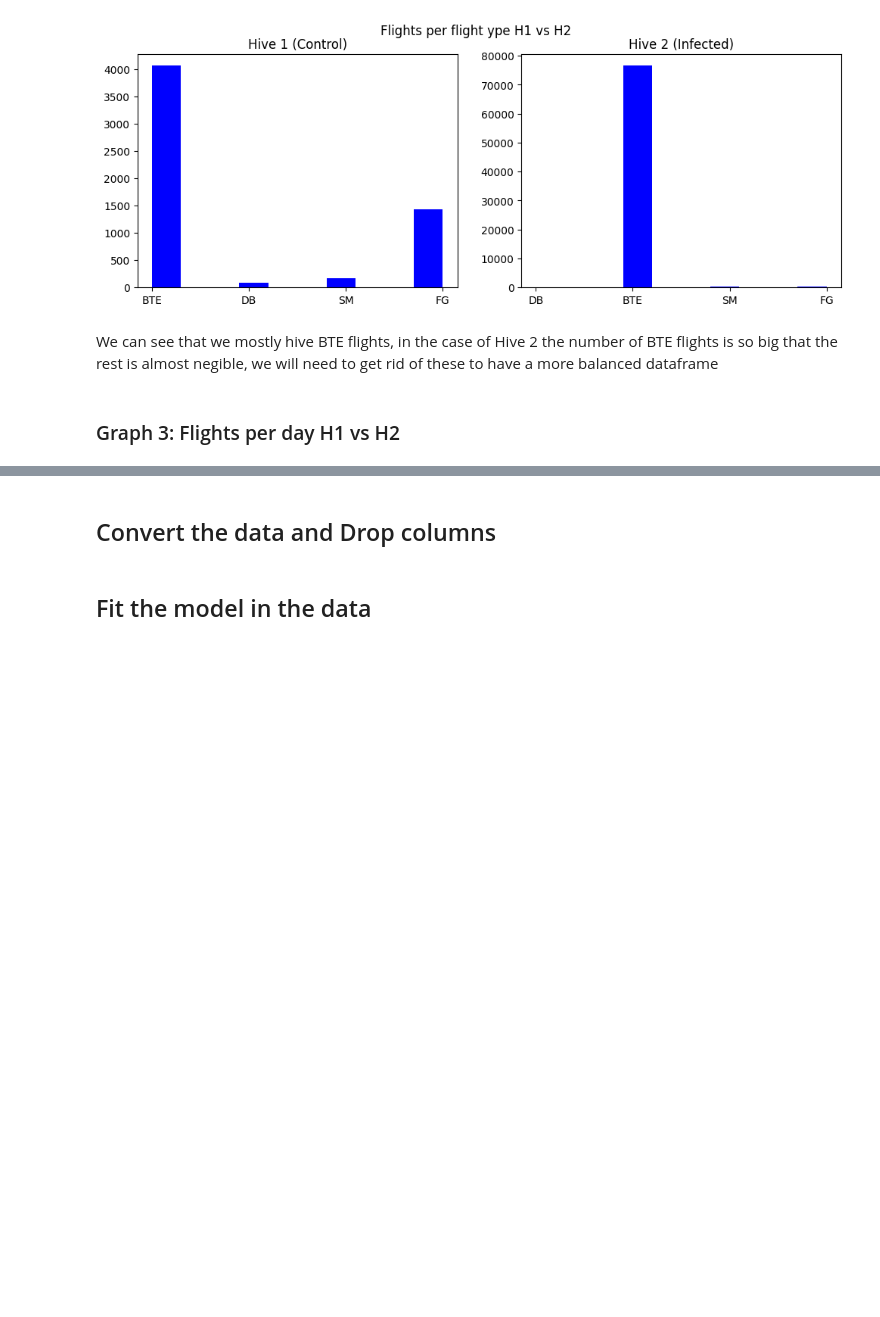
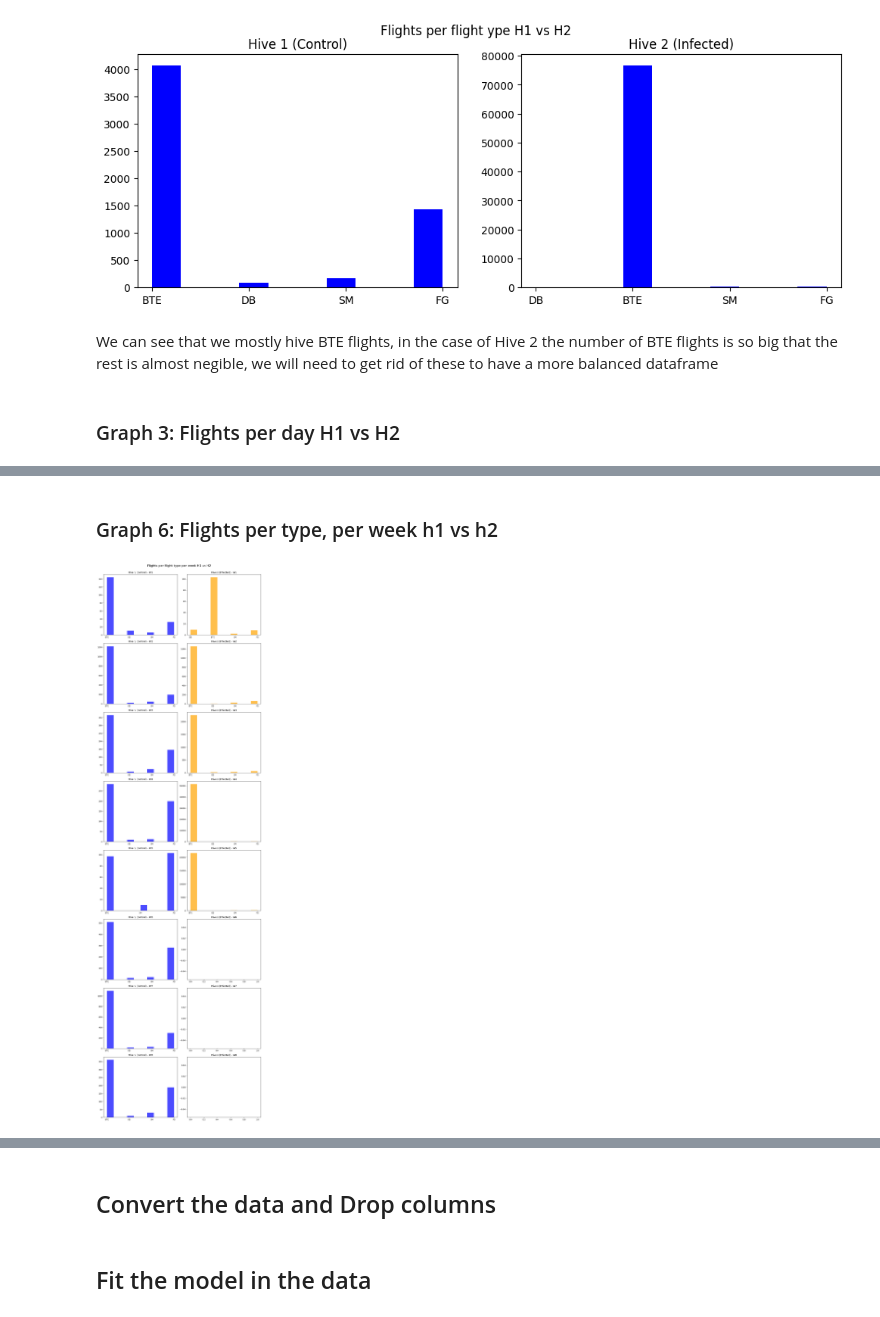
Before and after one commit to rulo09/Bee-Smart, a Jupyter notebook: BeeSmart.ipynb, the cells around one changed output, grey strips where cells are left out. Drawn from its saved outputs; the diff is of its cells as text; code cells hidden in the pictures; blank space fills up the shorter version.

```diff
--- a/BeeSmart.ipynb
+++ b/BeeSmart.ipynb
@@ -197,0 +228,27 @@ Since you are comparing a **Control (H1)** vs. an **Infected (H2)** hive, you mi
+# %% [markdown]
+### Graph 6: Flights per type, per week h1 vs h2
+# %%
+number_of_weeks = df['Week'].unique() # Ensure 'Week' matches your actual column name
+num_rows = len(number_of_weeks)
+
+fig, axes = plt.subplots(nrows=num_rows, ncols=2, figsize=(12, 5 * num_rows))
+
+for i, fecha in enumerate(number_of_weeks):
+    # Filter for the specific Hive AND the specific week
+    h1_data = df[(df['Hive'] == 'H1') & (df['Week'] == fecha)]
+    h2_data = df[(df['Hive'] == 'H2') & (df['Week'] == fecha)]
+
+    # Hive 1 - Column 0
+    axes[i, 0].hist(h1_data['behav'], color='blue', alpha=0.7)
+    axes[i, 0].set_title(f'Hive 1 (Control) - {fecha}')
+
+    # Hive 2 - Column 1
+    # FIXED: Changed h1_data to h2_data
+    axes[i, 1].hist(h2_data['behav'], color='orange', alpha=0.7)
+    axes[i, 1].set_title(f'Hive 2 (Infected) - {fecha}')
+
+fig.suptitle('Flights per flight type per week H1 vs H2', fontsize=16, y=1.0)
+plt.tight_layout()
+plt.show()
+# %% [output]
+[figure, added]
```
Also changed, not shown: parts of 30 cells of this notebook.
